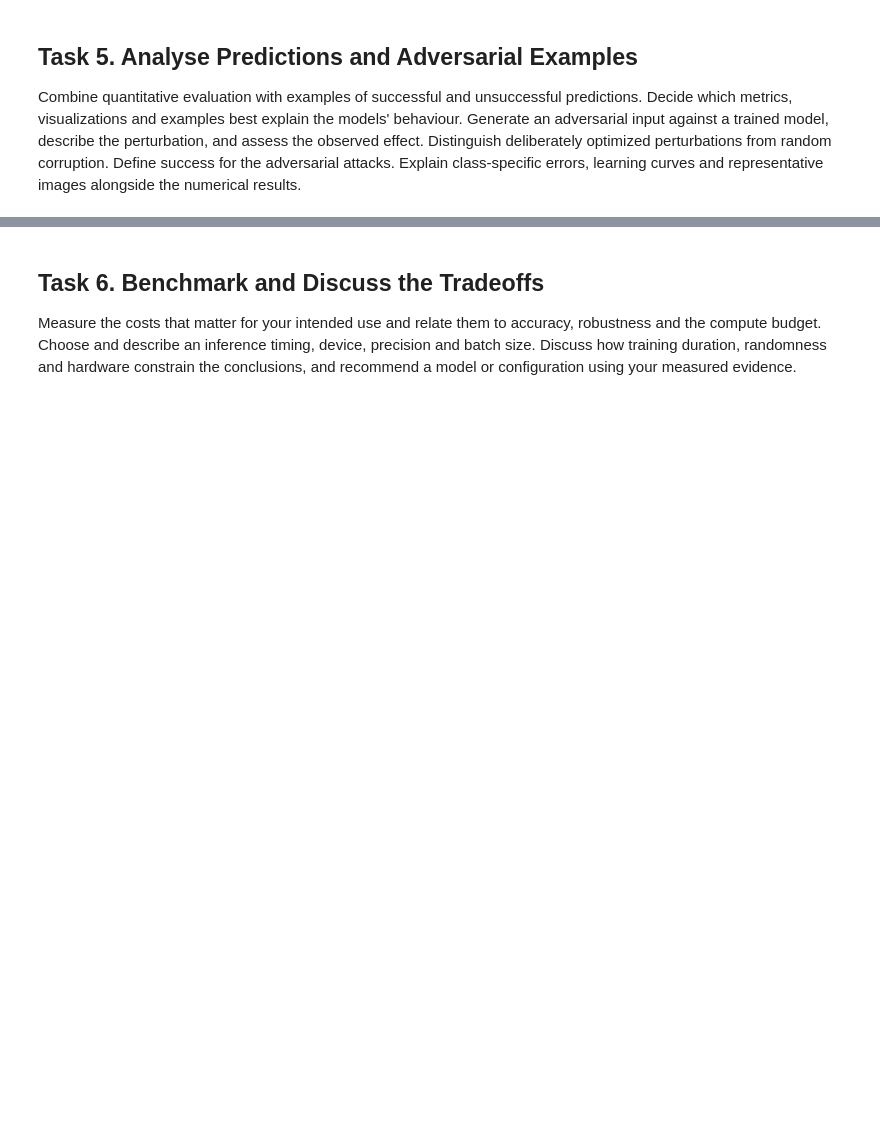
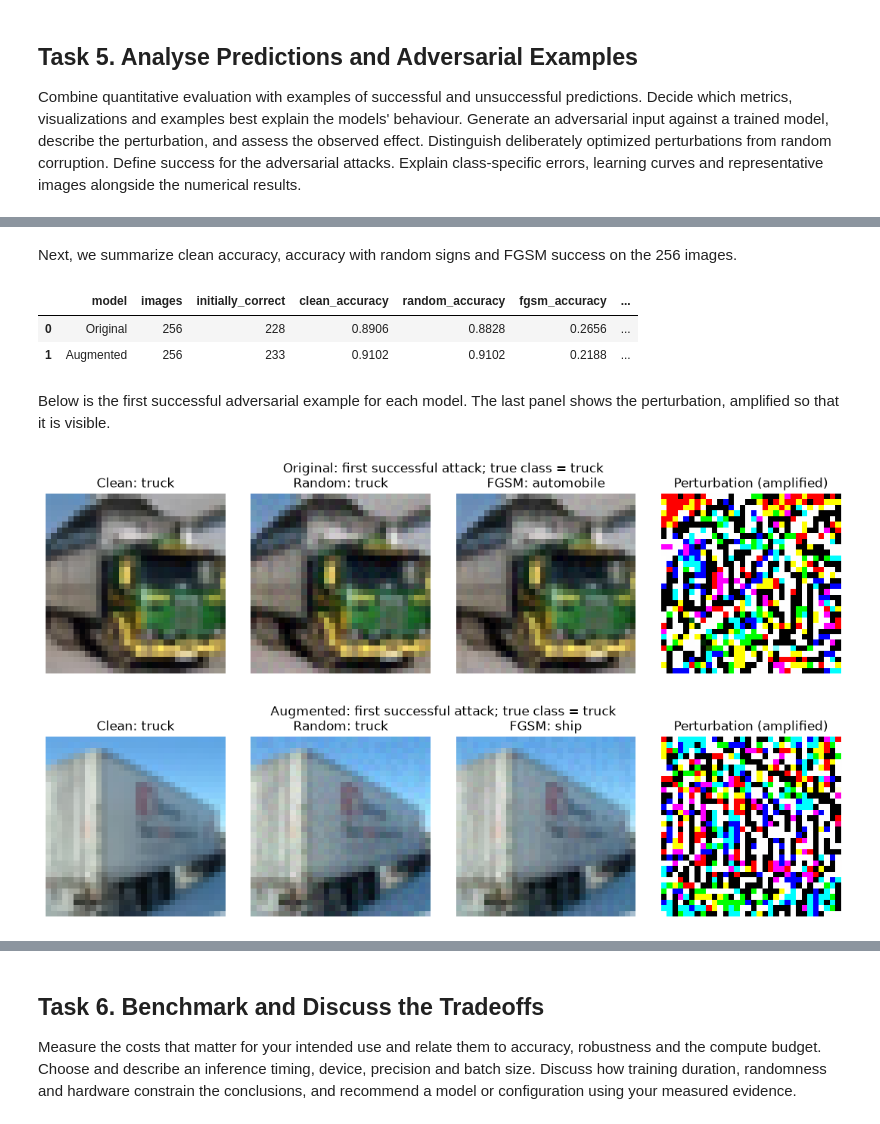
Before and after one commit to TheArtemis/ID2223-Scalable-Machine-Learning-and-Deep-Learning, a Jupyter notebook: assignments/ass1/lab-assignment-notebook.ipynb, the cells around one changed output, grey strips where cells are left out. Saved outputs shown, nothing was run; the diff lists cells and outputs as text; code cells hidden in the pictures; blank space fills up the shorter version.

```diff
--- a/assignments/ass1/lab-assignment-notebook.ipynb
+++ b/assignments/ass1/lab-assignment-notebook.ipynb
@@ -1402,0 +1706,45 @@ Combine quantitative evaluation with examples of successful and unsuccessful pre
+# %% [markdown]
+Next, we summarize clean accuracy, accuracy with random signs and FGSM success on the 256 images.
+# %%
+attack_summary_rows = []
+for name, rows in attack_details.groupby("model", sort=False):
+    initially_correct = rows.clean_prediction == rows.target
+    attack_summary_rows.append({
+        "model": name,
+        "images": len(rows),
+        "initially_correct": int(initially_correct.sum()),
+        "clean_accuracy": initially_correct.mean(),
+        "random_accuracy": (rows.random_prediction == rows.target).mean(),
+        "fgsm_accuracy": (rows.fgsm_prediction == rows.target).mean(),
+        "attack_success_rate": (
+            rows.loc[initially_correct, "fgsm_prediction"]
+            != rows.loc[initially_correct, "target"]
+        ).mean(),
+        "max_linf": attack_max_linf[name],
+    })
+attack_summary = pd.DataFrame(attack_summary_rows)
+display(attack_summary.round(4))
+attack_summary.to_csv(analysis_dir / "attack_summary.csv", index=False)
+# %% [output]
+|  | model | images | initially_correct | clean_accuracy | random_accuracy | fgsm_accuracy | ... |
+| 0 | Original | 256 | 228 | 0.8906 | 0.8828 | 0.2656 | ... |
+| 1 | Augmented | 256 | 233 | 0.9102 | 0.9102 | 0.2188 | ... |
+# %% [markdown]
+Below is the first successful adversarial example for each model. The last panel shows the perturbation, amplified so that it is visible.
+# %%
+for name, example in attack_examples.items():
+    raw, random_input, adversarial, target, clean, random_pred, attack_pred = example
+    fig, axes = plt.subplots(1, 4, figsize=(11, 3))
+    images = [raw, random_input, adversarial, 0.5 + (adversarial - raw) / (2 * epsilon)]
+    titles = [f"Clean: {class_names[clean]}", f"Random: {class_names[random_pred]}",
+              f"FGSM: {class_names[attack_pred]}", "Perturbation (amplified)"]
+    for ax, image, title in zip(axes, images, titles):
+        ax.imshow(image.permute(1, 2, 0).clamp(0, 1))
+        ax.set_title(title)
+        ax.axis("off")
+    fig.suptitle(f"{name}: first successful attack; true class = {class_names[target]}")
+    plt.tight_layout()
+    plt.show()
+# %% [output]
+[figure, added]
+[figure, added]
```
Also changed, not shown: parts of 21 cells of this notebook, 16 other files.
